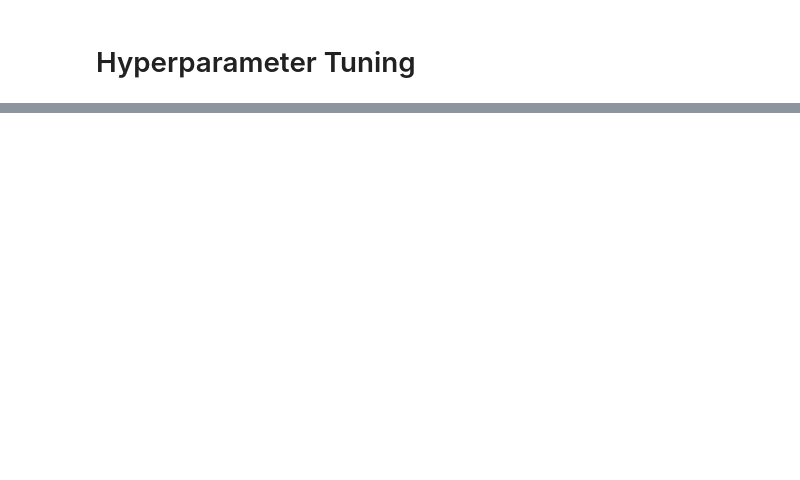
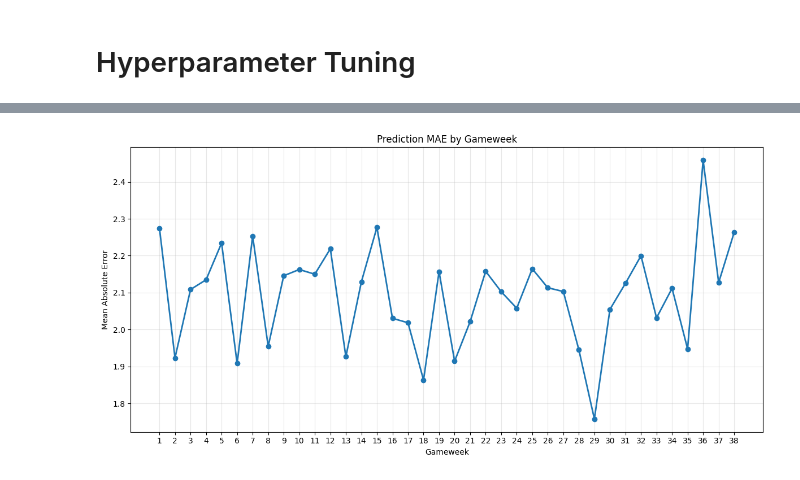
Before and after one commit to louis-porter/algobetting, a Jupyter notebook: algo/models/team_corners/xgb_team_corners.ipynb, the cells around one changed output, grey strips where cells are left out. Drawn from its saved outputs; the diff is of its cells as text; code cells hidden in the pictures; blank space fills up the shorter version.

Commit message:
model error analysis, and decay rate eval

```diff
--- a/algo/models/team_corners/xgb_team_corners.ipynb
+++ b/algo/models/team_corners/xgb_team_corners.ipynb
@@ -579,0 +534,14 @@ Improvement: -0.0%
+# %%
+y_pred = best_model.predict(X_test)
+
+# Create new dataframe with selected columns plus predictions
+preds = df[['match_url', 'match_date', 'gw', 'season', 'division', 'is_home', 'team', 'opp_team', 'corner_kicks', 'opp_corner_kicks']].copy()
+
+# Add predictions
+preds.loc[test_mask, 'predictions'] = y_pred
+
+# View the result
+preds = preds.dropna(subset=['predictions'])
+preds.to_csv("corner_2425_preds.csv", index=False)
+
+preds
@@ -579,0 +562,30 @@ Improvement: -0.0%
+# %%
+import matplotlib.pyplot as plt
+import pandas as pd
+from sklearn.metrics import mean_absolute_error
+
+gw_mae = []
+gameweeks = sorted(preds['gw'].unique())
+
+for gw in gameweeks:
+    gw_data = preds[preds['gw'] == gw]
+    if len(gw_data) > 0:
+        mae = mean_absolute_error(gw_data['corner_kicks'], gw_data['predictions'])
+        gw_mae.append({'gw': gw, 'mae': mae})
+
+# Convert to DataFrame
+mae_df = pd.DataFrame(gw_mae)
+mae_df = mae_df[mae_df["gw"] <= 38]
+
+# Create line chart
+plt.figure(figsize=(12, 6))
+plt.plot(mae_df['gw'], mae_df['mae'], marker='o', linewidth=2, markersize=6)
+plt.xlabel('Gameweek')
+plt.ylabel('Mean Absolute Error')
+plt.title('Prediction MAE by Gameweek')
+plt.grid(True, alpha=0.3)
+plt.xticks(mae_df['gw'])
+plt.tight_layout()
+plt.show()
+# %% [output]
+[figure, added]
```
Also changed, not shown: parts of 10 cells of this notebook, 1 other file.
